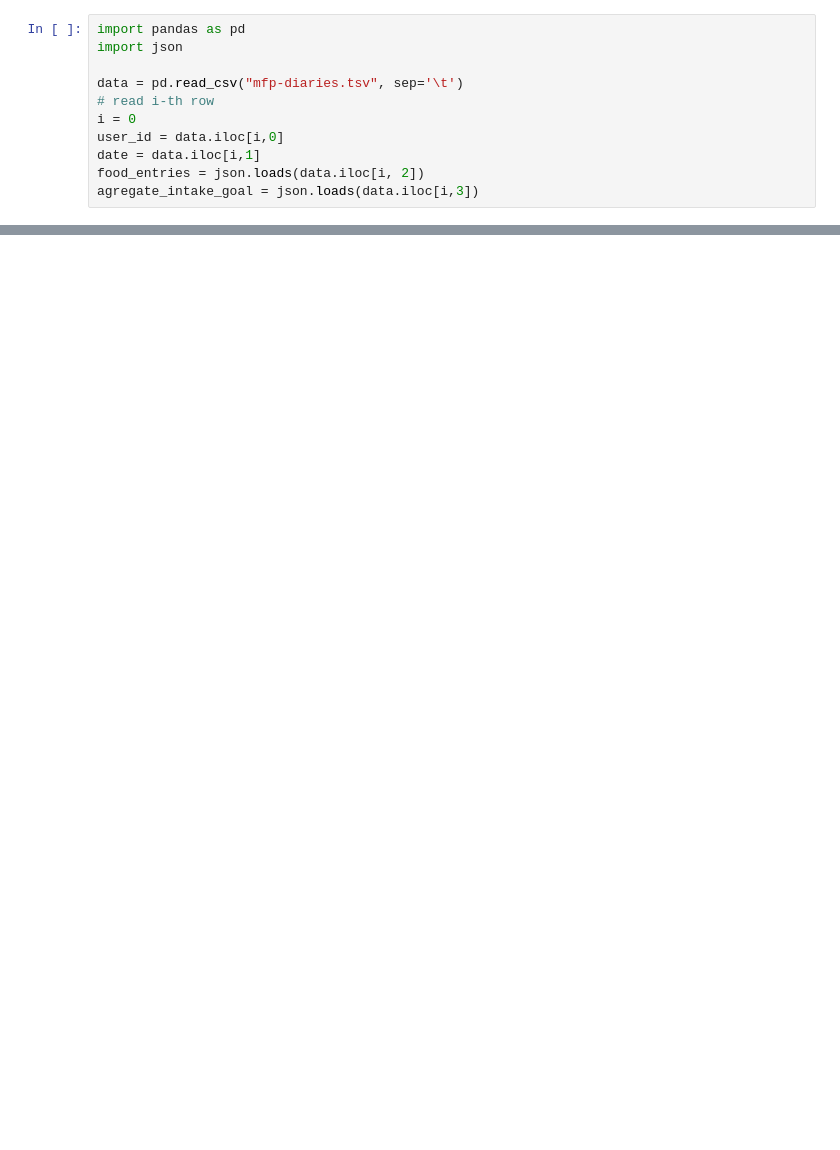
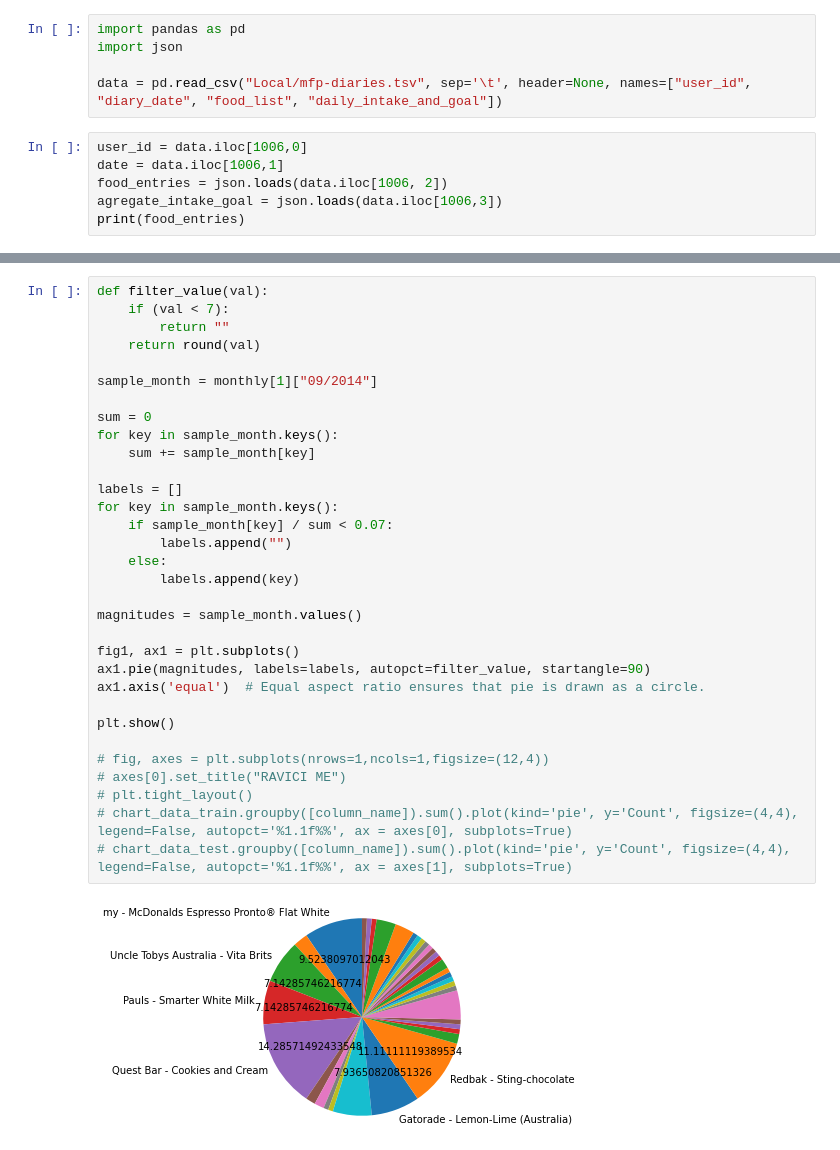
Before and after one commit to mormo17/ML-Final-Project, a Jupyter notebook: Final_Project.ipynb, the cells around one changed output, grey strips where cells are left out. Drawn from its saved outputs; the diff is of its cells as text; blank space fills up the shorter version.

Commit message:
Initial data analysis and plotting

```diff
--- a/Final_Project.ipynb
+++ b/Final_Project.ipynb
@@ -1,11 +3,11 @@
+# %%
+import pandas as pd
+import json
+
+data = pd.read_csv("Local/mfp-diaries.tsv", sep='\t', header=None, names=["user_id", "diary_date", "food_list", "daily_intake_and_goal"])
 # %%
-import pandas as pd
-import json
-
-data = pd.read_csv("mfp-diaries.tsv", sep='\t')
-# read i-th row
-i = 0
-user_id = data.iloc[i,0]
-date = data.iloc[i,1]
-food_entries = json.loads(data.iloc[i, 2])
-agregate_intake_goal = json.loads(data.iloc[i,3])
+user_id = data.iloc[1006,0]
+date = data.iloc[1006,1]
+food_entries = json.loads(data.iloc[1006, 2])
+agregate_intake_goal = json.loads(data.iloc[1006,3])
+print(food_entries)
@@ -15,0 +56,34 @@ print(food_entries)
+# %%
+def filter_value(val):
+    if (val < 7):
+        return ""
+    return round(val)
+
+sample_month = monthly[1]["09/2014"]
+
+sum = 0
+for key in sample_month.keys():
+    sum += sample_month[key]
+
+labels = []
+for key in sample_month.keys():
+    if sample_month[key] / sum < 0.07:
+        labels.append("")
+    else:
+        labels.append(key)
+
+magnitudes = sample_month.values()
+
+fig1, ax1 = plt.subplots()
+ax1.pie(magnitudes, labels=labels, autopct=filter_value, startangle=90)
+ax1.axis('equal')  # Equal aspect ratio ensures that pie is drawn as a circle.
+
+plt.show()
+
+# fig, axes = plt.subplots(nrows=1,ncols=1,figsize=(12,4))
+# axes[0].set_title("RAVICI ME")
+# plt.tight_layout()
+# chart_data_train.groupby([column_name]).sum().plot(kind='pie', y='Count', figsize=(4,4), legend=False, autopct='%1.1f%%', ax = axes[0], subplots=True)
+# chart_data_test.groupby([column_name]).sum().plot(kind='pie', y='Count', figsize=(4,4), legend=False, autopct='%1.1f%%', ax = axes[1], subplots=True)
+# %% [output]
+[figure, added]
```
Also changed, not shown: parts of 4 cells of this notebook.
